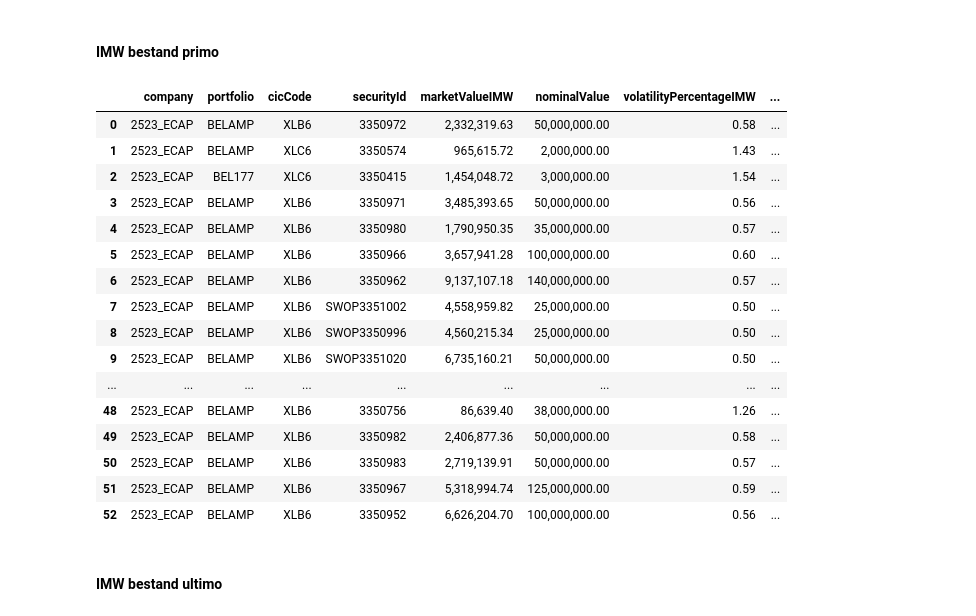
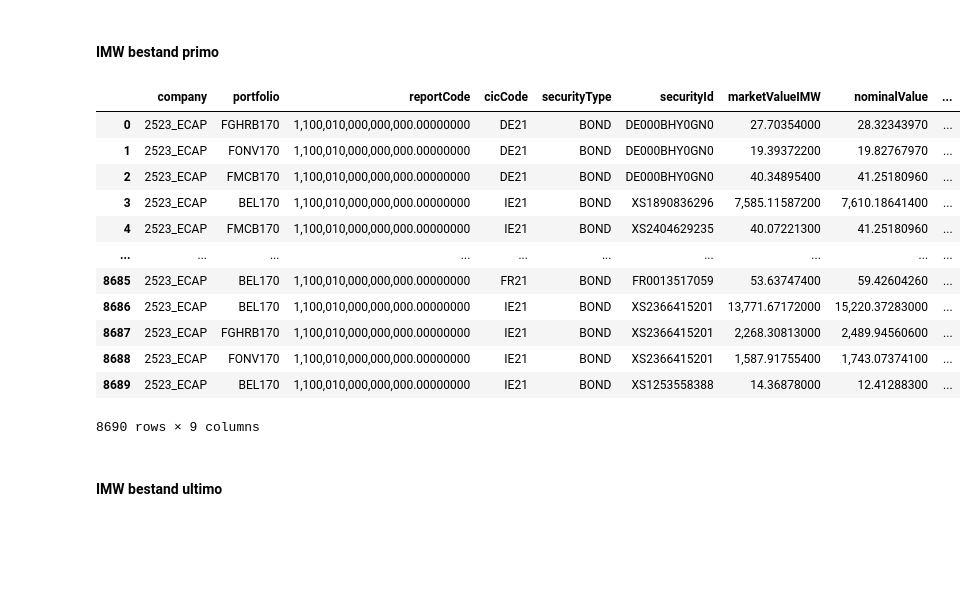
Before and after one commit to OscarDries/TRECS, a Jupyter notebook: bond (IN PROGRESS)/Module bond.ipynb, the cells around one changed output. Drawn from its saved outputs; the diff is of its cells as text; code cells hidden in the pictures; blank space fills up the shorter version.

Commit message:
class voor Bond aangemaakt en gevuld

```diff
--- a/bond (IN PROGRESS)/Module bond.ipynb
+++ b/bond (IN PROGRESS)/Module bond.ipynb
@@ -130,9 +103,10 @@ scenarioNamesPrimo
 # %% [markdown]
 #### Rentecurves ultimo
 # %%
+df_scenariosUltimo = pd.read_excel(r"scenariobestanden/scenariosAssetsM04.xlsx", decimal = '.')
 df_curvesUltimo = df_scenariosUltimo.loc[df_scenariosPrimo['Item'] != 'schokVolatiliteit']
 df_curvesUltimo = df_curvesUltimo.reset_index(drop=True)
-pd.options.display.float_format = '{:,.8f}'.format
+#pd.options.display.float_format = '{:,.8f}'.format
 df_curvesUltimo
 # %% [output]
 |  | Item | Currency | FairValue | swap.cra.zero.va.down | swap.cra.zero.va.up | SII_basis | ... |
@@ -190,41 +168,45 @@ df_swaptionsIMWPrimo = pd.read_csv(r"imwbestand/2022M03 Adjusted IMW Weekupdate
 # %%
-df_swaptionsIMWPrimo = df_swaptionsIMWPrimo.loc[df_swaptionsIMWPrimo['Security Type Ll'] == 'SWAPTION']
-df_swaptionsIMWPrimo = df_swaptionsIMWPrimo.reset_index(drop=True)
+df_bondsIMWPrimo = df_bondsIMWPrimo.loc[\
+                                       (df_bondsIMWPrimo['Security Type Ll'] == 'BOND') |\
+                                       (df_bondsIMWPrimo['Security Type Ll'] == 'BOND ZERO')|\
+                                       (df_bondsIMWPrimo['Security Type Ll'] == 'BOND ZERO')|\
+                                       (df_bondsIMWPrimo['Security Type Ll'] == 'BOND ZERO')|\
+                                       (df_bondsIMWPrimo['Security Type Ll'] == 'BOND ZERO')|\
+                                       (df_bondsIMWPrimo['Security Type Ll'] == 'BOND ZERO')|\
+                                       (df_bondsIMWPrimo['Security Type Ll'] == 'BOND ZERO')|\
+                                       (df_bondsIMWPrimo['Security Type Ll'] == 'BOND ZERO')|\
+                                       (df_bondsIMWPrimo['Security Type Ll'] == 'BOND ZERO')|\
+                                       (df_bondsIMWPrimo['Security Type Ll'] == 'BOND ZERO')]
+df_bondsIMWPrimo = df_bondsIMWPrimo.reset_index(drop=True)
 # %%
-df_swaptionsIMWPrimo['dateIMW'] = pd.to_datetime(df_swaptionsIMWPrimo['Reporting Date'], format='%Y%m%d')
-df_swaptionsIMWPrimo['dateSwapExpiry'] = pd.to_datetime(df_swaptionsIMWPrimo['Maturity LL'], format='%Y%m%d')
-df_swaptionsIMWPrimo['dateSwaptionExpiry'] = pd.to_datetime(df_swaptionsIMWPrimo['Maturity Call LL'], format='%Y%m%d')
-df_swaptionsIMWPrimo = df_swaptionsIMWPrimo.drop(['Reporting Date', 'Security Type Ll', 'Maturity LL', 'Maturity Call LL'], axis = 1)
+df_bondsIMWPrimo['dateIMW'] = pd.to_datetime(df_bondsIMWPrimo['Reporting Date'], format='%Y%m%d')
+df_bondsIMWPrimo = df_bondsIMWPrimo.drop(['Reporting Date'], axis = 1)
 # %%
-df_swaptionsIMWPrimo.rename(columns = { \
+df_bondsIMWPrimo.rename(columns = { \
                               'Cic Id Ll':'cicCode', \
                               'Ecs Cons Ecap asr': 'company', \
-                              'Security Id Ll':'securityId', \
-                              'Portfolio Id':'portfolio', \
+                              'Portfolio Id': 'portfolio', \
+                              'Security Id Ll': 'securityId', \
+                              'Security Type Ll': 'securityType', \
+                              'SelectieIndex LL': 'reportCode', \
                               'Market Value EUR LL':'marketValueIMW', \
-                              'BalNomVal LT':'nominalValue', \
-                              'Volatility dim':'volatilityPercentageIMW', \
-                              'Strike Price Laagste Level':'strikePercentage' \
+                              'BalNomVal LT':'nominalValue' \
                              }, inplace = True)
-pd.options.display.float_format = '{:,.2f}'.format
-df_swaptionsIMWPrimo
+#pd.options.display.float_format = '{:,.2f}'.format
+df_bondsIMWPrimo
 # %% [output]
-|  | company | portfolio | cicCode | securityId | marketValueIMW | nominalValue | volatilityPercentageIMW | ... |
-| 0 | 2523_ECAP | BELAMP | XLB6 | 3350972 | 2,332,319.63 | 50,000,000.00 | 0.58 | ... |
-| 1 | 2523_ECAP | BELAMP | XLC6 | 3350574 | 965,615.72 | 2,000,000.00 | 1.43 | ... |
-| 2 | 2523_ECAP | BEL177 | XLC6 | 3350415 | 1,454,048.72 | 3,000,000.00 | 1.54 | ... |
-| 3 | 2523_ECAP | BELAMP | XLB6 | 3350971 | 3,485,393.65 | 50,000,000.00 | 0.56 | ... |
-| 4 | 2523_ECAP | BELAMP | XLB6 | 3350980 | 1,790,950.35 | 35,000,000.00 | 0.57 | ... |
-| 5 | 2523_ECAP | BELAMP | XLB6 | 3350966 | 3,657,941.28 | 100,000,000.00 | 0.60 | ... |
-| 6 | 2523_ECAP | BELAMP | XLB6 | 3350962 | 9,137,107.18 | 140,000,000.00 | 0.57 | ... |
-| 7 | 2523_ECAP | BELAMP | XLB6 | SWOP3351002 | 4,558,959.82 | 25,000,000.00 | 0.50 | ... |
-| 8 | 2523_ECAP | BELAMP | XLB6 | SWOP3350996 | 4,560,215.34 | 25,000,000.00 | 0.50 | ... |
-| 9 | 2523_ECAP | BELAMP | XLB6 | SWOP3351020 | 6,735,160.21 | 50,000,000.00 | 0.50 | ... |
-| ... | ... | ... | ... | ... | ... | ... | ... | ... |
-| 48 | 2523_ECAP | BELAMP | XLB6 | 3350756 | 86,639.40 | 38,000,000.00 | 1.26 | ... |
-| 49 | 2523_ECAP | BELAMP | XLB6 | 3350982 | 2,406,877.36 | 50,000,000.00 | 0.58 | ... |
-| 50 | 2523_ECAP | BELAMP | XLB6 | 3350983 | 2,719,139.91 | 50,000,000.00 | 0.57 | ... |
-| 51 | 2523_ECAP | BELAMP | XLB6 | 3350967 | 5,318,994.74 | 125,000,000.00 | 0.59 | ... |
-| 52 | 2523_ECAP | BELAMP | XLB6 | 3350952 | 6,626,204.70 | 100,000,000.00 | 0.56 | ... |
+|  | company | portfolio | reportCode | cicCode | securityType | securityId | marketValueIMW | nominalValue | ... |
+| 0 | 2523_ECAP | FGHRB170 | 1,100,010,000,000,000.00000000 | DE21 | BOND | DE000BHY0GN0 | 27.70354000 | 28.32343970 | ... |
+| 1 | 2523_ECAP | FONV170 | 1,100,010,000,000,000.00000000 | DE21 | BOND | DE000BHY0GN0 | 19.39372200 | 19.82767970 | ... |
+| 2 | 2523_ECAP | FMCB170 | 1,100,010,000,000,000.00000000 | DE21 | BOND | DE000BHY0GN0 | 40.34895400 | 41.25180960 | ... |
+| 3 | 2523_ECAP | BEL170 | 1,100,010,000,000,000.00000000 | IE21 | BOND | XS1890836296 | 7,585.11587200 | 7,610.18641400 | ... |
+| 4 | 2523_ECAP | FMCB170 | 1,100,010,000,000,000.00000000 | IE21 | BOND | XS2404629235 | 40.07221300 | 41.25180960 | ... |
+| ... | ... | ... | ... | ... | ... | ... | ... | ... | ... |
+| 8685 | 2523_ECAP | BEL170 | 1,100,010,000,000,000.00000000 | FR21 | BOND | FR0013517059 | 53.63747400 | 59.42604260 | ... |
+| 8686 | 2523_ECAP | BEL170 | 1,100,010,000,000,000.00000000 | IE21 | BOND | XS2366415201 | 13,771.67172000 | 15,220.37283000 | ... |
+| 8687 | 2523_ECAP | FGHRB170 | 1,100,010,000,000,000.00000000 | IE21 | BOND | XS2366415201 | 2,268.30813000 | 2,489.94560600 | ... |
+| 8688 | 2523_ECAP | FONV170 | 1,100,010,000,000,000.00000000 | IE21 | BOND | XS2366415201 | 1,587.91755400 | 1,743.07374100 | ... |
+| 8689 | 2523_ECAP | BEL170 | 1,100,010,000,000,000.00000000 | IE21 | BOND | XS1253558388 | 14.36878000 | 12.41288300 | ... |
+8690 rows × 9 columns
 # %% [markdown]
 #### IMW bestand ultimo
```
Also changed, not shown: parts of 28 cells of this notebook, 10 other files.
